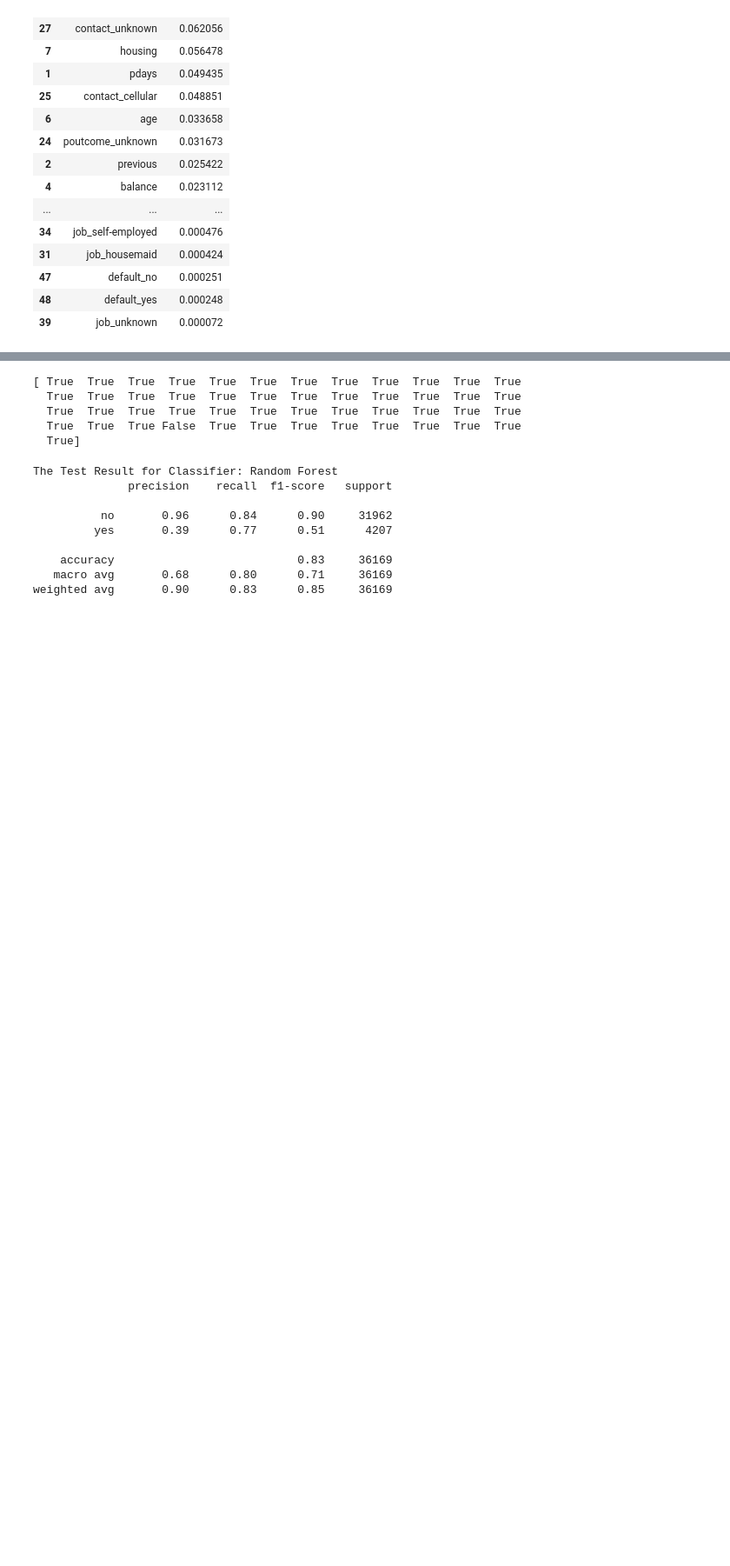
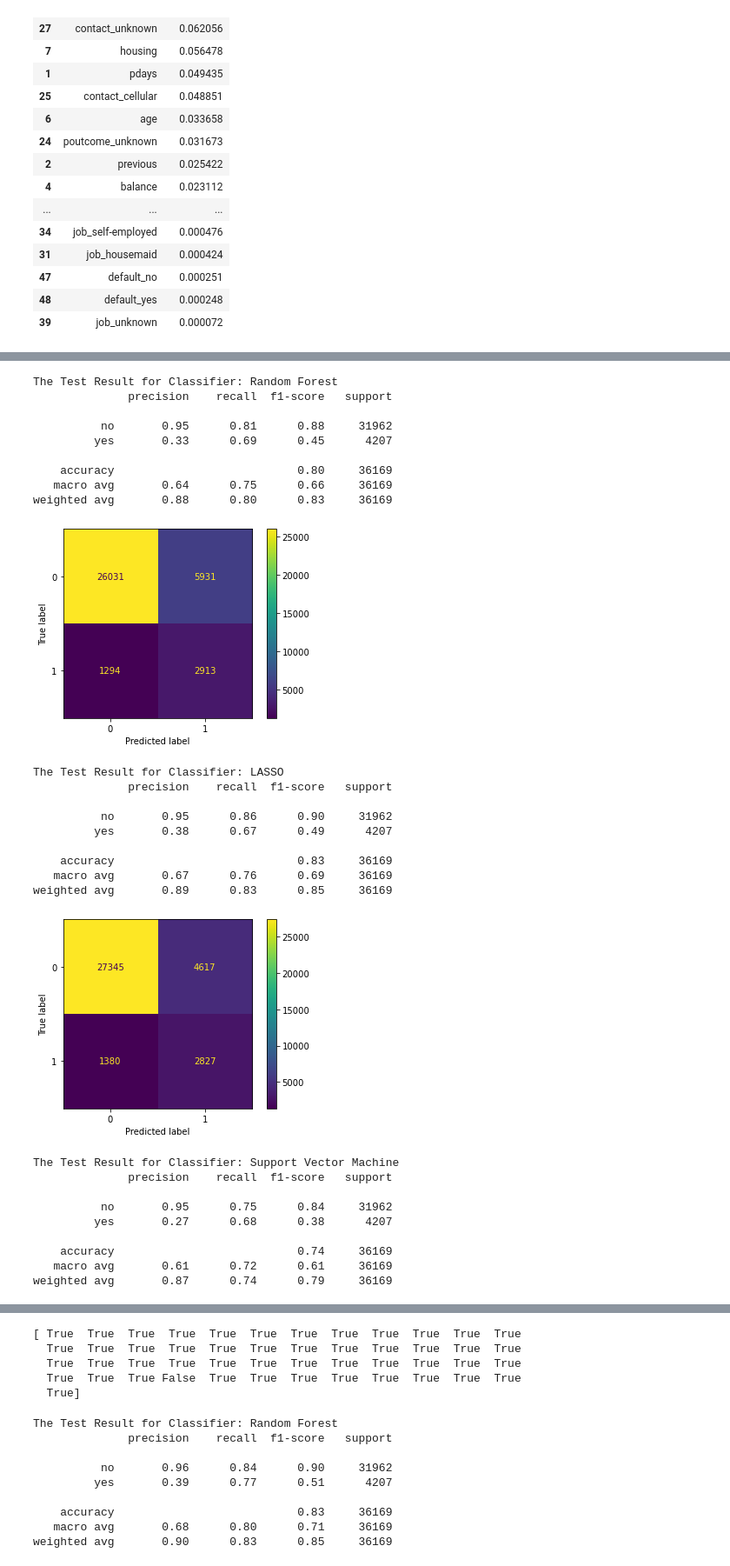
Before and after one commit to jwixis/ixisiv, a Jupyter notebook: bank_3.ipynb, the cells around one changed output, grey strips where cells are left out. Shown at 87% size. Saved outputs shown, nothing was run; the diff lists cells and outputs as text; code cells hidden in the pictures; blank space fills up the shorter version.

```diff
--- a/bank_3.ipynb
+++ b/bank_3.ipynb
@@ -458,0 +470,34 @@ df_rf_fea_imp
+# %%
+X_2features = X[['duration','poutcome_success']]
+X_train_2f, X_test_2f, y_train_2f, y_test_2f = train_test_split(X_2features, y, test_size=0.8, random_state=888)
+df_compare_res_2f, fitted_clfs_2f = compare_classifers(X_train_2f, y_train_2f, X_test_2f, y_test_2f, classifiers, classifier_names)
+# %% [output]
+The Test Result for Classifier: Random Forest
+              precision    recall  f1-score   support
+
+          no       0.95      0.81      0.88     31962
+         yes       0.33      0.69      0.45      4207
+
+    accuracy                           0.80     36169
+   macro avg       0.64      0.75      0.66     36169
+weighted avg       0.88      0.80      0.83     36169
+[figure, added]
+The Test Result for Classifier: LASSO
+              precision    recall  f1-score   support
+
+          no       0.95      0.86      0.90     31962
+         yes       0.38      0.67      0.49      4207
+
+    accuracy                           0.83     36169
+   macro avg       0.67      0.76      0.69     36169
+weighted avg       0.89      0.83      0.85     36169
+[figure, added]
+The Test Result for Classifier: Support Vector Machine
+              precision    recall  f1-score   support
+
+          no       0.95      0.75      0.84     31962
+         yes       0.27      0.68      0.38      4207
+
+    accuracy                           0.74     36169
+   macro avg       0.61      0.72      0.61     36169
+weighted avg       0.87      0.74      0.79     36169
```
Also changed, not shown: parts of 16 cells of this notebook.
